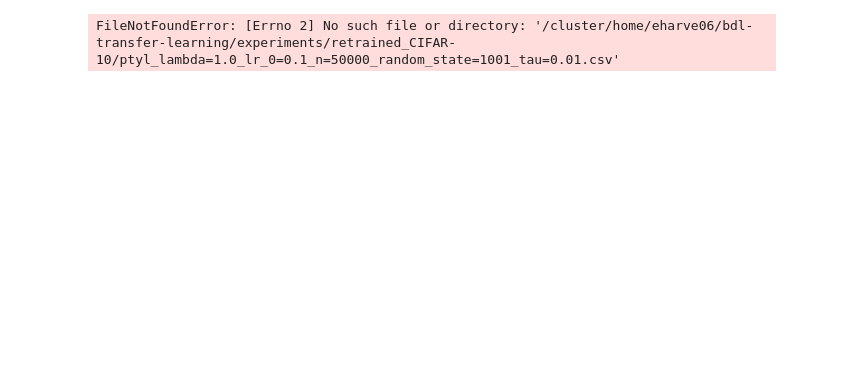
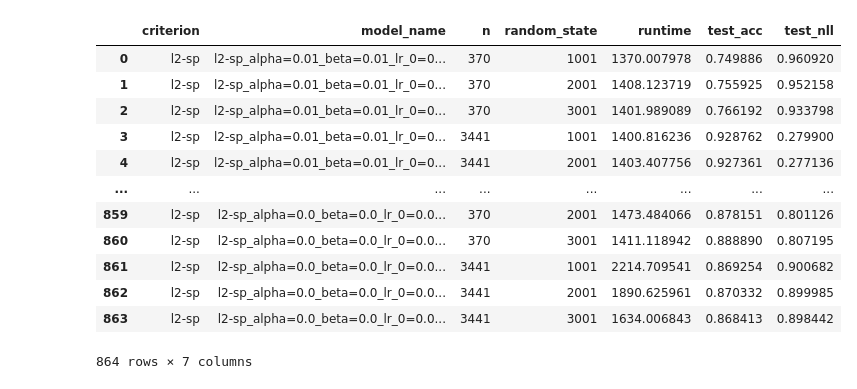
Before and after one commit to tufts-ml/data-emphasized-ELBo, a Jupyter notebook: notebooks/Figure_2.ipynb, the cells around one changed output. Cells and saved outputs as stored; diff of their text form; code cells hidden in the pictures; blank space fills up the shorter version.

```diff
--- a/notebooks/Figure_2.ipynb
+++ b/notebooks/Figure_2.ipynb
@@ -20,0 +57,44 @@ import utils
+# %%
+alphas = [0.01, 0.001, 0.0001, 1e-05, 1e-06, 0.0]
+betas = [0.01, 0.001, 0.0001, 1e-05, 1e-06, 0.0]
+criterion = 'l2-sp'
+dataset_directory = '/cluster/tufts/hugheslab/eharve06/Oxford-IIIT_Pet'
+experiments_directory = '/cluster/tufts/hugheslab/eharve06/data-emphasized-ELBo/experiments/tuned_Oxford-IIIT_Pet'
+lr_0s = [0.1, 0.01, 0.001, 0.0001]
+ns = [370, 3441]
+random_states = [1001, 2001, 3001]
+
+columns = ['criterion', 'model_name', 'n', 'random_state', 'runtime', 'val_acc', 'val_nll']
+tuned_df = pd.DataFrame(columns=columns)
+
+for alpha, beta, lr_0, n, random_state in itertools.product(alphas, betas, lr_0s, ns, random_states):
+    model_name = f'{criterion}_alpha={alpha}_beta={beta}_lr_0={lr_0}_n={n}_random_state={random_state}'
+    temp_df = pd.read_csv(f'{experiments_directory}/{model_name}.csv')
+    row = [criterion, model_name, n, random_state, temp_df['train_sec/epoch'].sum(), temp_df.val_or_test_acc.values[-1], temp_df.val_or_test_nll.values[-1]]
+    tuned_df.loc[len(tuned_df)] = row
+
+experiments_directory = '/cluster/tufts/hugheslab/eharve06/data-emphasized-ELBo/experiments/retrained_Oxford-IIIT_Pet'
+
+columns = ['criterion', 'model_name', 'n', 'random_state', 'runtime', 'test_acc', 'test_nll']
+retrained_df = pd.DataFrame(columns=columns)
+
+for index, row in tuned_df.iterrows():
+    temp_df = pd.read_csv(f'{experiments_directory}/{row.model_name}.csv')
+    row = [row.criterion, row.model_name, row.n, row.random_state, temp_df['train_sec/epoch'].sum(), temp_df.val_or_test_acc.values[-1], temp_df.val_or_test_nll.values[-1]]
+    retrained_df.loc[len(retrained_df)] = row
+
+retrained_df
+# %% [output]
+|  | criterion | model_name | n | random_state | runtime | test_acc | test_nll |
+| 0 | l2-sp | l2-sp_alpha=0.01_beta=0.01_lr_0=0... | 370 | 1001 | 1370.007978 | 0.749886 | 0.960920 |
+| 1 | l2-sp | l2-sp_alpha=0.01_beta=0.01_lr_0=0... | 370 | 2001 | 1408.123719 | 0.755925 | 0.952158 |
+| 2 | l2-sp | l2-sp_alpha=0.01_beta=0.01_lr_0=0... | 370 | 3001 | 1401.989089 | 0.766192 | 0.933798 |
+| 3 | l2-sp | l2-sp_alpha=0.01_beta=0.01_lr_0=0... | 3441 | 1001 | 1400.816236 | 0.928762 | 0.279900 |
+| 4 | l2-sp | l2-sp_alpha=0.01_beta=0.01_lr_0=0... | 3441 | 2001 | 1403.407756 | 0.927361 | 0.277136 |
+| ... | ... | ... | ... | ... | ... | ... | ... |
+| 859 | l2-sp | l2-sp_alpha=0.0_beta=0.0_lr_0=0.0... | 370 | 2001 | 1473.484066 | 0.878151 | 0.801126 |
+| 860 | l2-sp | l2-sp_alpha=0.0_beta=0.0_lr_0=0.0... | 370 | 3001 | 1411.118942 | 0.888890 | 0.807195 |
+| 861 | l2-sp | l2-sp_alpha=0.0_beta=0.0_lr_0=0.0... | 3441 | 1001 | 2214.709541 | 0.869254 | 0.900682 |
+| 862 | l2-sp | l2-sp_alpha=0.0_beta=0.0_lr_0=0.0... | 3441 | 2001 | 1890.625961 | 0.870332 | 0.899985 |
+| 863 | l2-sp | l2-sp_alpha=0.0_beta=0.0_lr_0=0.0... | 3441 | 3001 | 1634.006843 | 0.868413 | 0.898442 |
+864 rows × 7 columns
@@ -21,26 +129,19 @@ import utils
 # %%
-experiments_directory = '/cluster/home/eharve06/bdl-transfer-learning/experiments/tuned_CIFAR-10'
-experiments_directory = '/cluster/home/eharve06/bdl-transfer-learning/experiments/retrained_CIFAR-10'
-#experiments_directory = '/cluster/home/eharve06/bdl-transfer-learning/experiments/tuned_Oxford-IIIT_Pets'
-#experiments_directory = '/cluster/home/eharve06/bdl-transfer-learning/experiments/retrained_Oxford-IIIT_Pets'
+experiments_directory = '/cluster/tufts/hugheslab/eharve06/data-emphasized-ELBo/experiments/retrained_Oxford-IIIT_Pet_VI'
 lr_0s = [0.1, 0.01, 0.001, 0.0001]
-methods = ['ptyl']
-ns = [50000]
-#ns = [370, 3441]
+methods = ['l2-sp']
+ns = [370, 3441]
 random_states = [1001, 2001, 3001]
-lambds = np.logspace(0, 9 , 10)
-taus = [0.01, 0.001, 0.0001, 1e-05, 1e-06, 0.0]
 
-#columns = ['avg_sec/epoch', 'method', 'model_name', 'n', 'random_state', 'runtime', 'val_acc', 'val_nll']
-columns = ['avg_sec/epoch', 'method', 'model_name', 'n', 'random_state', 'runtime', 'test_acc', 'test_nll']
-df = pd.DataFrame(columns=columns)
+columns = ['method', 'model_name', 'n', 'random_state', 'runtime', 'train_loss', 'test_acc', 'test_nll']
+oxfordiiit_pet_vi_tuned_df = pd.DataFrame(columns=columns)
 
-#for lr_0, method, n, random_state, tau in itertools.product(lr_0s, methods, ns, random_states, taus):
-for lambd, lr_0, method, n, random_state, tau in itertools.product(lambds, lr_0s, methods, ns, random_states, taus):
-    #model_name = f'{method}_lr_0={lr_0}_n={n}_random_state={random_state}_tau={tau}'
-    model_name = f'{method}_lambda={lambd}_lr_0={lr_0}_n={n}_random_state={random_state}_tau={tau}'
+for lr_0, method, n, random_state in itertools.product(lr_0s, methods, ns, random_states):
+    model_name = f'{method}_kappa={23583845/n}_lr_0={lr_0}_n={n}_random_state={random_state}'
     temp_df = pd.read_csv(f'{experiments_directory}/{model_name}.csv')
-    row = [temp_df['train_sec/epoch'].mean(), method, model_name, n, random_state, temp_df['train_sec/epoch'].sum(), temp_df.val_or_test_acc1.values[-1], temp_df.val_or_test_nll.values[-1]]
-    df.loc[len(df)] = row
+    row = [method, model_name, n, random_state, temp_df['train_sec/epoch'].sum(), temp_df.train_loss.values[-1], temp_df.val_or_test_acc.values[-1], temp_df.val_or_test_nll.values[-1]]
+    oxfordiiit_pet_vi_tuned_df.loc[len(oxfordiiit_pet_vi_tuned_df)] = row
+
+min_indices = oxfordiiit_pet_vi_tuned_df.groupby(['method', 'n', 'random_state'])['train_loss'].idxmin()
+oxfordiiit_pet_vi_retrained_df = oxfordiiit_pet_vi_tuned_df.loc[min_indices]
+oxfordiiit_pet_vi_retrained_df['total_time'] = oxfordiiit_pet_vi_tuned_df.groupby(['method', 'n', 'random_state'])['runtime'].sum().values
-# %% [output]
-FileNotFoundError: [Errno 2] No such file or directory: '/cluster/home/eharve06/bdl-transfer-learning/experiments/retrained_CIFAR-10/ptyl_lambda=1.0_lr_0=0.1_n=50000_random_state=1001_tau=0.01.csv'
```
Also changed, not shown: parts of 18 cells of this notebook, 42 other files.
